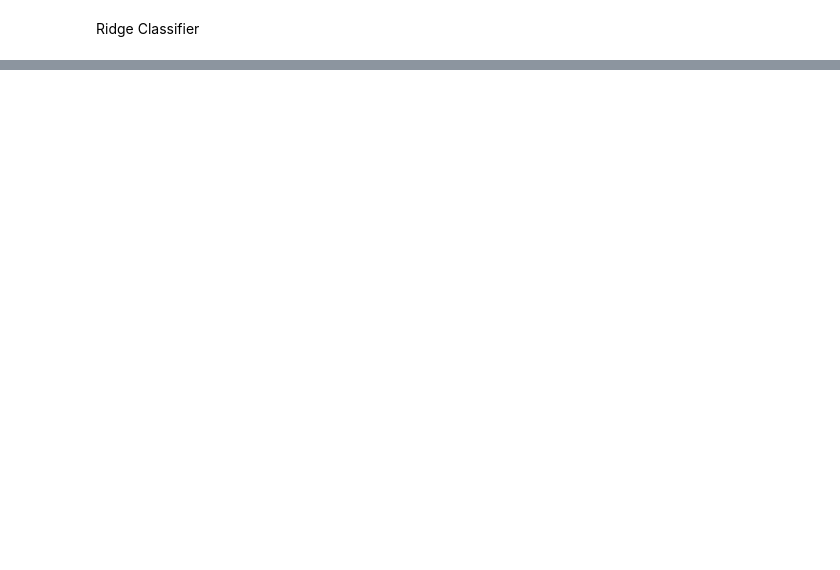
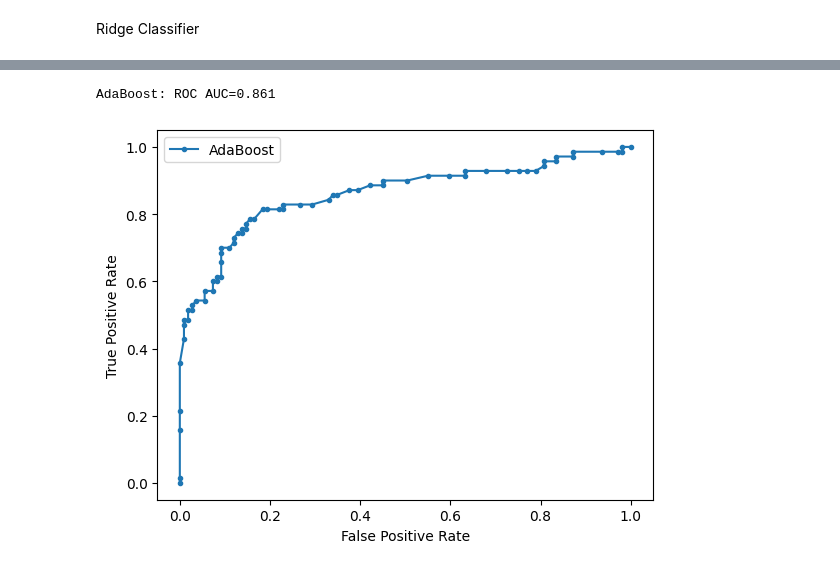
Before and after one commit to AkshatRastogi-1nC0re/HMS_Titanic_Survivability_Prediction, a Jupyter notebook: HMS_Titanic_Survivability_Prediciton.ipynb, the cells around one changed output, grey strips where cells are left out. Drawn from its saved outputs; the diff is of its cells as text; code cells hidden in the pictures; blank space fills up the shorter version.

```diff
--- a/HMS_Titanic_Survivability_Prediciton.ipynb
+++ b/HMS_Titanic_Survivability_Prediciton.ipynb
@@ -469,0 +565,15 @@ confusion matrix for Ridge Regression
+# %%
+# ROC curve for adaboost
+ada_probs = ada.predict_proba(x_test)
+ada_probs = ada_probs[:, 1]
+ada_auc = roc_auc_score(y_test, ada_probs)
+print('AdaBoost: ROC AUC=%.3f' % (ada_auc))
+ada_fpr, ada_tpr, _ = roc_curve(y_test, ada_probs)
+pyplot.plot(ada_fpr, ada_tpr, marker='.', label='AdaBoost')
+pyplot.xlabel('False Positive Rate')
+pyplot.ylabel('True Positive Rate')
+pyplot.legend()
+pyplot.show()
+# %% [output]
+AdaBoost: ROC AUC=0.861
+[figure, added]
```
Also changed, not shown: parts of 20 cells of this notebook.
